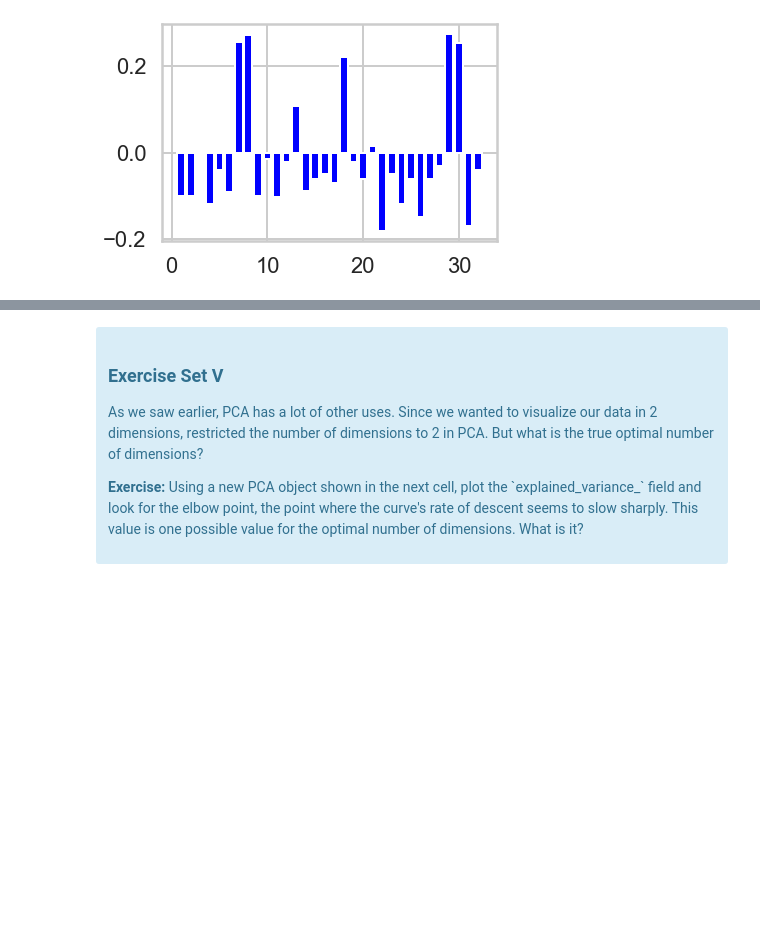
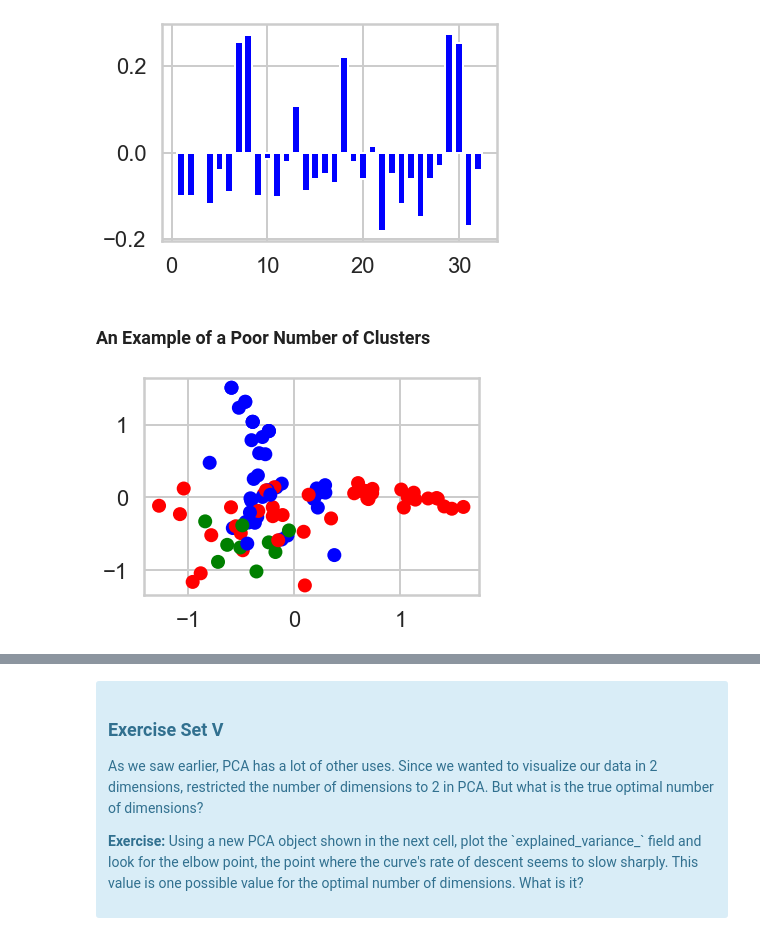
Before and after one commit to JasonCaldwellMBA/Clustering_Case_Study, a Jupyter notebook: Clustering Case Study - Customer Segmentation with K-Means - Tier 3.ipynb, the cells around one changed output, grey strips where cells are left out. Cells and saved outputs as stored; diff of their text form; code cells hidden in the pictures; blank space fills up the shorter version.

```diff
--- a/Clustering Case Study - Customer Segmentation with K-Means - Tier 3.ipynb
+++ b/Clustering Case Study - Customer Segmentation with K-Means - Tier 3.ipynb
@@ -592,3 +594,15 @@ for i in range(3):
 [figure]
 [figure]
 [figure]
+# %% [markdown]
+### An Example of a Poor Number of Clusters
+# %%
+model = KMeans(n_clusters=8, random_state=123)
+cluster_assignments = model.fit_predict(X)
+cmap = ListedColormap(['red', 'green', 'blue'])
+pca = PCA(n_components=2, random_state=123)
+pc1, pc2 = zip(*pca.fit_transform(X))
+plt.scatter(pc1, pc2, c=cluster_assignments.tolist(), cmap=cmap)
+plt.show()
+# %% [output]
+[figure, added]
```
Also changed, not shown: parts of 4 cells of this notebook.
